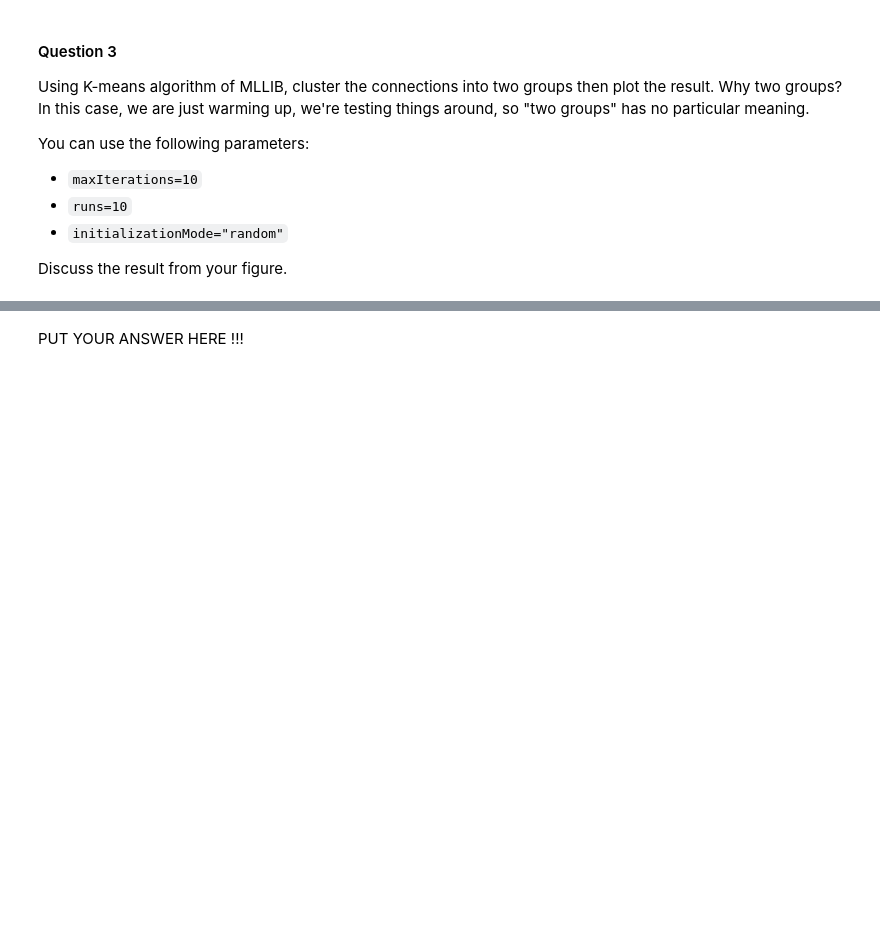
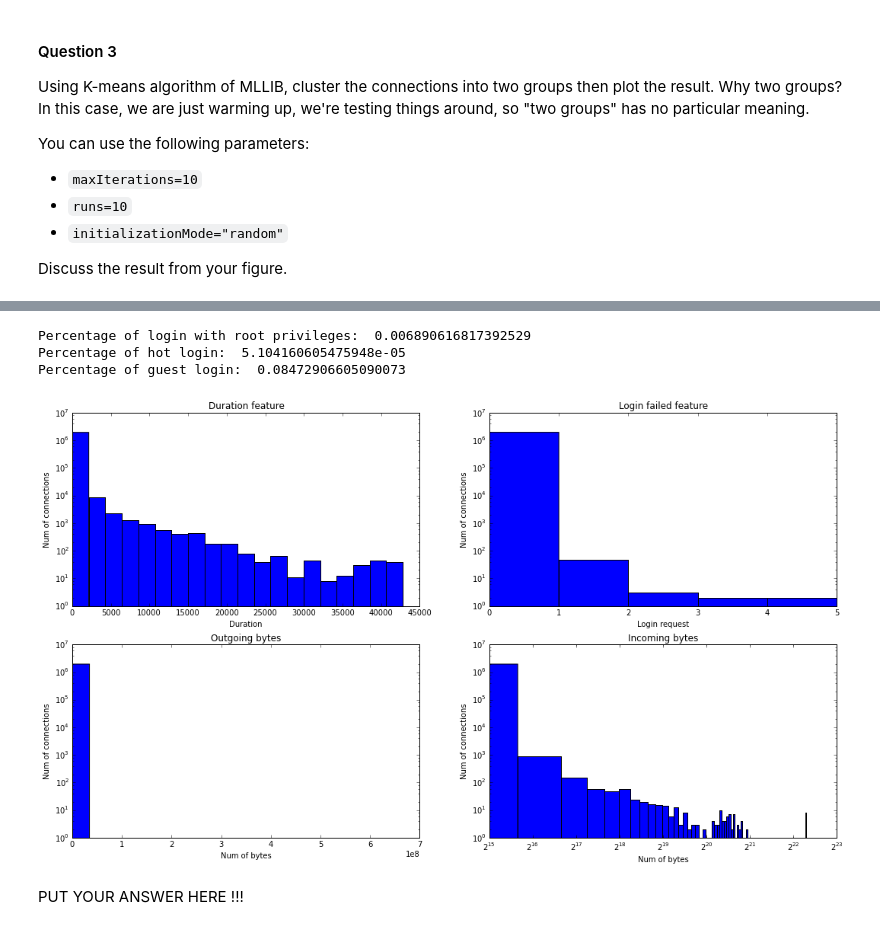
Before and after one commit to and29/Algorithmic-Machine-Learning, a Jupyter notebook: Notebooks/Solutions/[Lecture 10+11] Anomaly Detection in Network Traffic with K-means clustering/[Lecture 10+11] Anomaly Detection in Network Traffic with K-means clustering.ipynb, the cells around one changed output, grey strips where cells are left out. Cells and saved outputs as stored; diff of their text form; code cells hidden in the pictures; blank space fills up the shorter version.

```diff
--- a/Notebooks/Solutions/[Lecture 10+11] Anomaly Detection in Network Traffic with K-means clustering/[Lecture 10+11] Anomaly Detection in Network Traffic with K-means clustering.ipynb
+++ b/Notebooks/Solutions/[Lecture 10+11] Anomaly Detection in Network Traffic with K-means clustering/[Lecture 10+11] Anomaly Detection in Network Traffic with K-means clustering.ipynb
@@ -397,3 +410,48 @@ TypeError: Cannot cast array data from dtype('float64') to dtype('<U32') accordi
+# %%
+plt.figure(figsize=(18,10))
+
+plt.subplot(2, 2, 1)
+plt.hist(data2[:, 0], 20)
+plt.yscale('log', nonposy='clip')
+plt.title("Duration feature")
+plt.xlabel("Duration")
+plt.ylabel("Num of connections")
+
+plt.subplot(2, 2, 2)
+plt.hist(data2[:, 7], range(6))
+plt.yscale('log', nonposy='clip')
+plt.title("Login failed feature")
+plt.xlabel("Login request")
+plt.ylabel("Num of connections")
+
+plt.subplot(2, 2, 3)
+plt.hist(data2[:, 1], 20)
+plt.yscale('log', nonposy='clip')
+plt.title("Outgoing bytes")
+plt.xlabel("Num of bytes")
+plt.ylabel("Num of connections")
+
+fig = plt.subplot(2, 2, 4)
+plt.hist(data2[:, 2], 100)
+plt.yscale('log', nonposy='clip')
+fig.set_xscale('log', basex=2)
+plt.title("Incoming bytes")
+plt.xlabel("Num of bytes")
+plt.ylabel("Num of connections")
+
+num_root = len(list(filter(lambda x: x==1, data2[:, 10])))
+print("Percentage of login with root privileges: ", num_root/num*100)
+num_root = len(list(filter(lambda x: x==1, data2[:, 17])))
+print("Percentage of hot login: ", num_root/num*100)
+num_root = len(list(filter(lambda x: x==1, data2[:, 18])))
+print("Percentage of guest login: ", num_root/num*100)
+
+plt.show()
+# %% [output]
+Percentage of login with root privileges:  0.006890616817392529
+Percentage of hot login:  5.104160605475948e-05
+Percentage of guest login:  0.08472906605090073
+[figure, added]
 # %% [markdown]
 <div class="answer">
 
```
Also changed, not shown: parts of 12 cells of this notebook.
